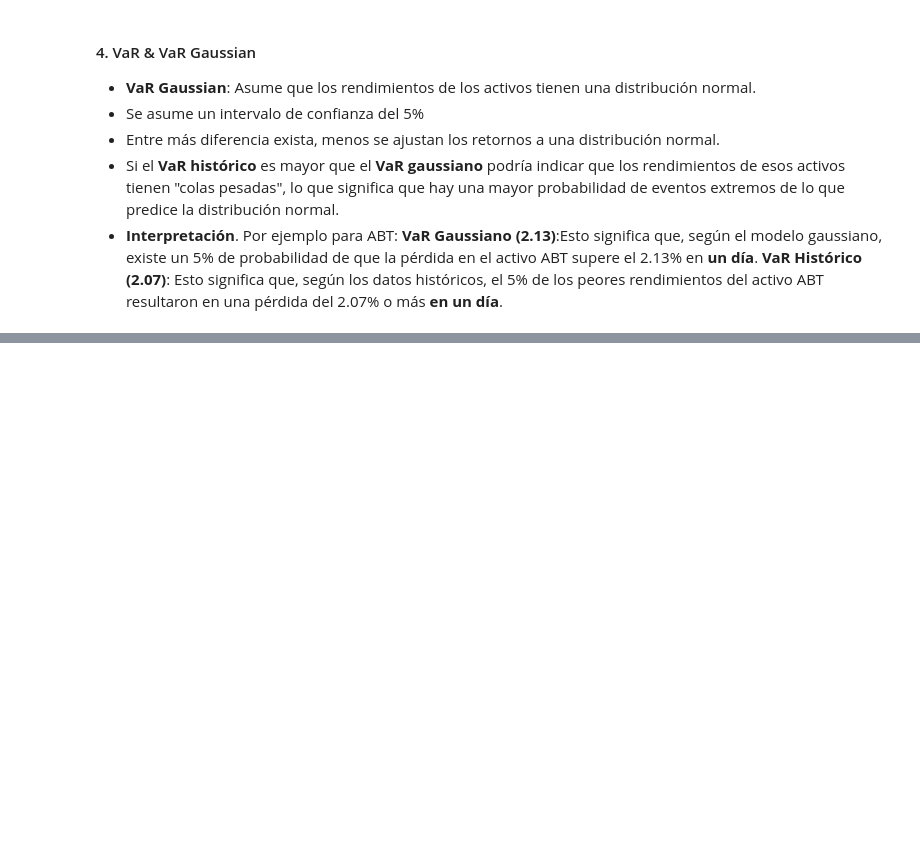
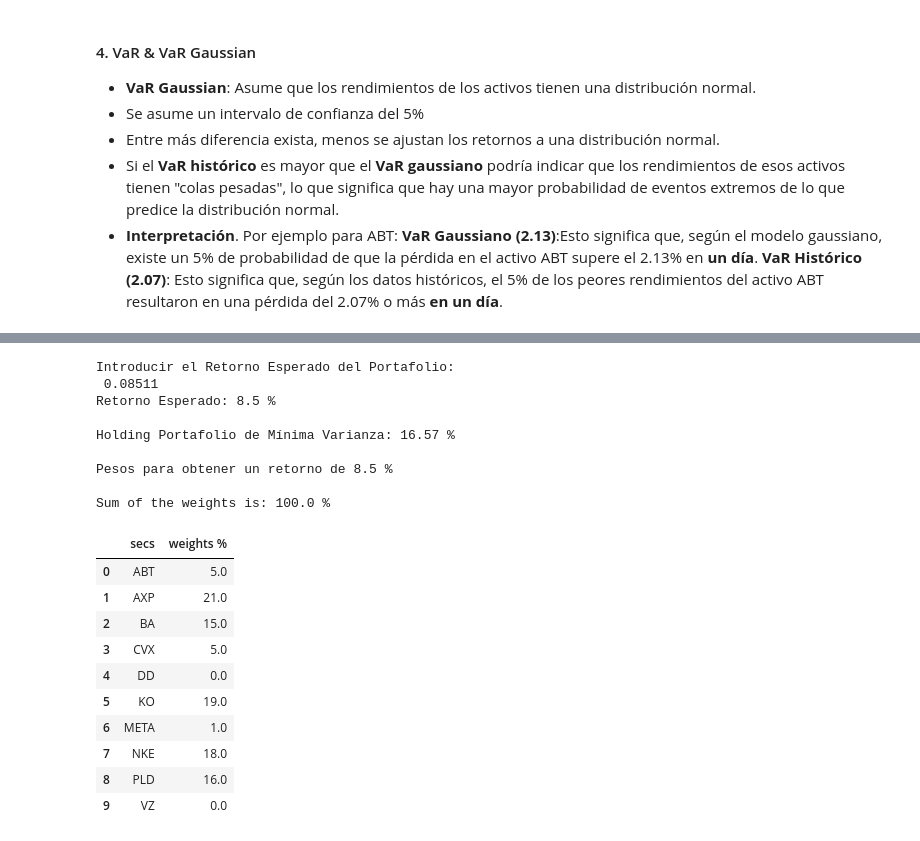
Before and after one commit to Rauloigs/Mercados-Financieros-P-Eficiente, a Jupyter notebook: bl_csv_portfolio_test.ipynb, the cells around one changed output, grey strips where cells are left out. Drawn from its saved outputs; the diff is of its cells as text; code cells hidden in the pictures; blank space fills up the shorter version.

```diff
--- a/bl_csv_portfolio_test.ipynb
+++ b/bl_csv_portfolio_test.ipynb
@@ -275,0 +298,23 @@ blpor.compare_var_vargaus(var, var_gaus)
+# %%
+blpor.get_minima_varianza_portafolio(er=er, cov=cov)
+# %% [output]
+Introducir el Retorno Esperado del Portafolio:
+ 0.08511
+Retorno Esperado: 8.5 %
+
+Holding Portafolio de Mínima Varianza: 16.57 %
+
+Pesos para obtener un retorno de 8.5 %
+
+Sum of the weights is: 100.0 %
+|  | secs | weights % |
+| 0 | ABT | 5.0 |
+| 1 | AXP | 21.0 |
+| 2 | BA | 15.0 |
+| 3 | CVX | 5.0 |
+| 4 | DD | 0.0 |
+| 5 | KO | 19.0 |
+| 6 | META | 1.0 |
+| 7 | NKE | 18.0 |
+| 8 | PLD | 16.0 |
+| 9 | VZ | 0.0 |
```
Also changed, not shown: parts of 8 cells of this notebook.
